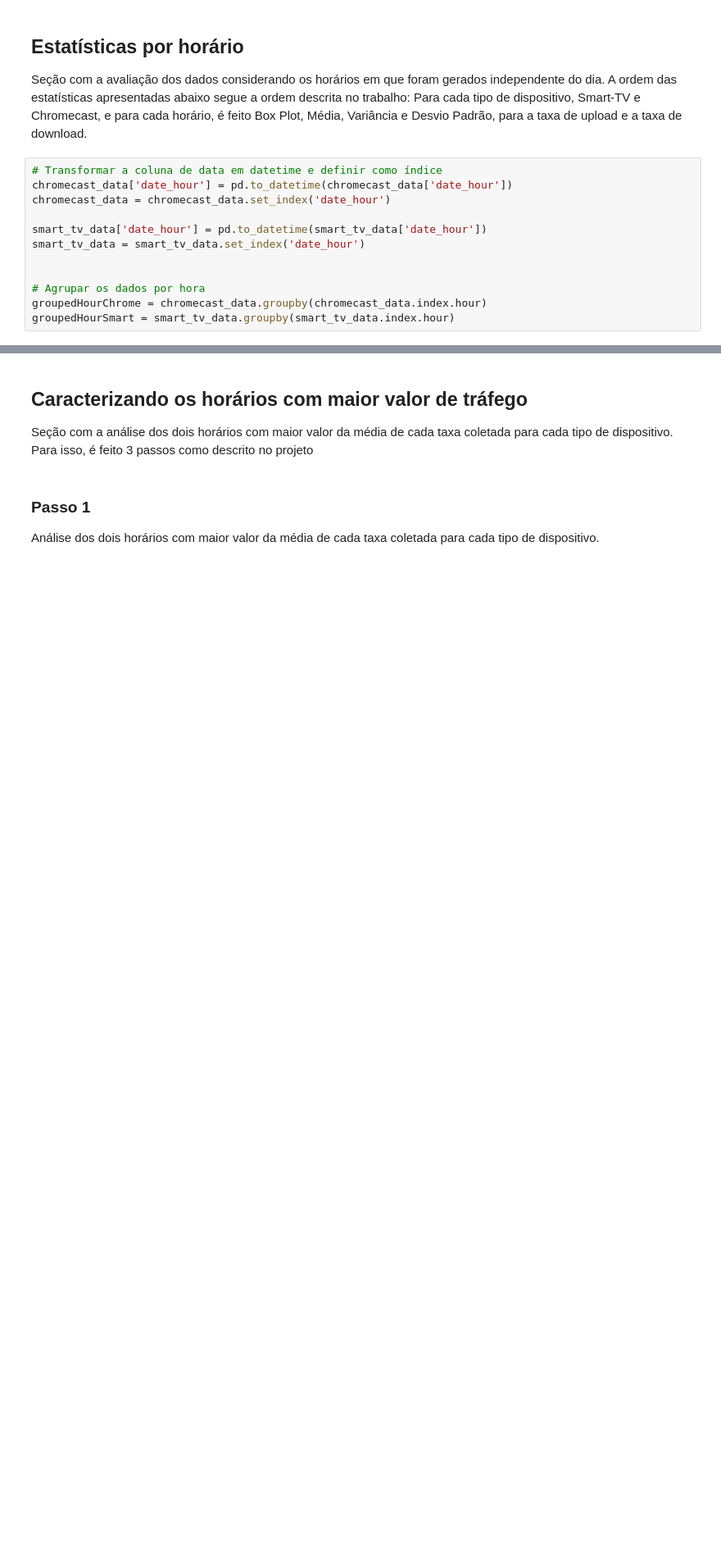
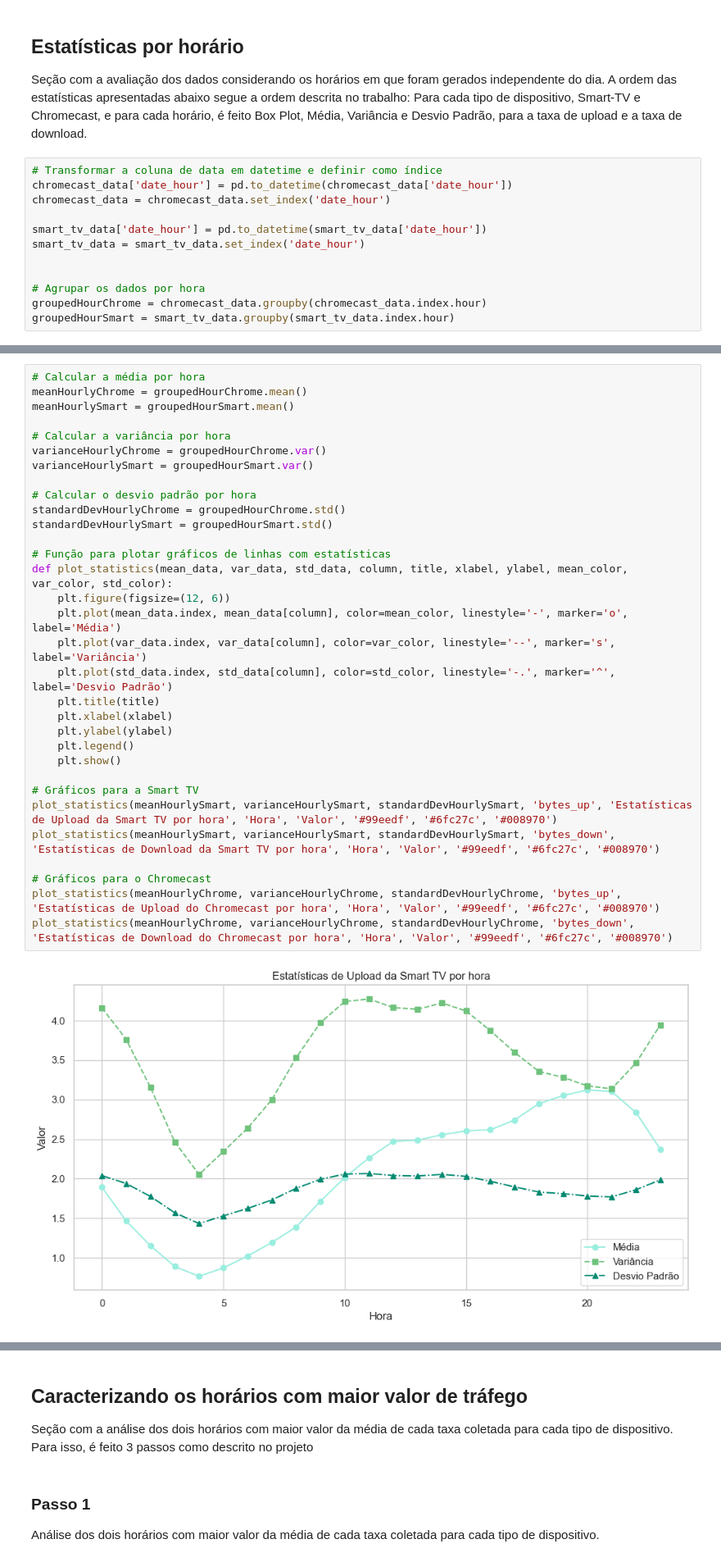
Before and after one commit to guilherme-hu/Probest, a Jupyter notebook: Trabalho.ipynb, the cells around one changed output, grey strips where cells are left out. Shown at 82% size. Drawn from its saved outputs; the diff is of its cells as text; blank space fills up the shorter version.

Commit message:
Correção nos gráficos de média, variancia e desvio padrão da analise por horario, e modificação de alguns graficos

```diff
--- a/Trabalho.ipynb
+++ b/Trabalho.ipynb
@@ -291,0 +242,34 @@ plot_bar(standardDevHourlyChrome, 'bytes_down', 'Desvio Padrão de Download do C
+# %%
+# Calcular a média por hora
+meanHourlyChrome = groupedHourChrome.mean()
+meanHourlySmart = groupedHourSmart.mean()
+
+# Calcular a variância por hora
+varianceHourlyChrome = groupedHourChrome.var()
+varianceHourlySmart = groupedHourSmart.var()
+
+# Calcular o desvio padrão por hora
+standardDevHourlyChrome = groupedHourChrome.std()
+standardDevHourlySmart = groupedHourSmart.std()
+
+# Função para plotar gráficos de linhas com estatísticas
+def plot_statistics(mean_data, var_data, std_data, column, title, xlabel, ylabel, mean_color, var_color, std_color):
+    plt.figure(figsize=(12, 6))
+    plt.plot(mean_data.index, mean_data[column], color=mean_color, linestyle='-', marker='o', label='Média')
+    plt.plot(var_data.index, var_data[column], color=var_color, linestyle='--', marker='s', label='Variância')
+    plt.plot(std_data.index, std_data[column], color=std_color, linestyle='-.', marker='^', label='Desvio Padrão')
+    plt.title(title)
+    plt.xlabel(xlabel)
+    plt.ylabel(ylabel)
+    plt.legend()
+    plt.show()
+
+# Gráficos para a Smart TV
+plot_statistics(meanHourlySmart, varianceHourlySmart, standardDevHourlySmart, 'bytes_up', 'Estatísticas de Upload da Smart TV por hora', 'Hora', 'Valor', '#99eedf', '#6fc27c', '#008970')
+plot_statistics(meanHourlySmart, varianceHourlySmart, standardDevHourlySmart, 'bytes_down', 'Estatísticas de Download da Smart TV por hora', 'Hora', 'Valor', '#99eedf', '#6fc27c', '#008970')
+
+# Gráficos para o Chromecast
+plot_statistics(meanHourlyChrome, varianceHourlyChrome, standardDevHourlyChrome, 'bytes_up', 'Estatísticas de Upload do Chromecast por hora', 'Hora', 'Valor', '#99eedf', '#6fc27c', '#008970')
+plot_statistics(meanHourlyChrome, varianceHourlyChrome, standardDevHourlyChrome, 'bytes_down', 'Estatísticas de Download do Chromecast por hora', 'Hora', 'Valor', '#99eedf', '#6fc27c', '#008970')
+# %% [output]
+[figure, added]
```
Also changed, not shown: parts of 6 cells of this notebook.
